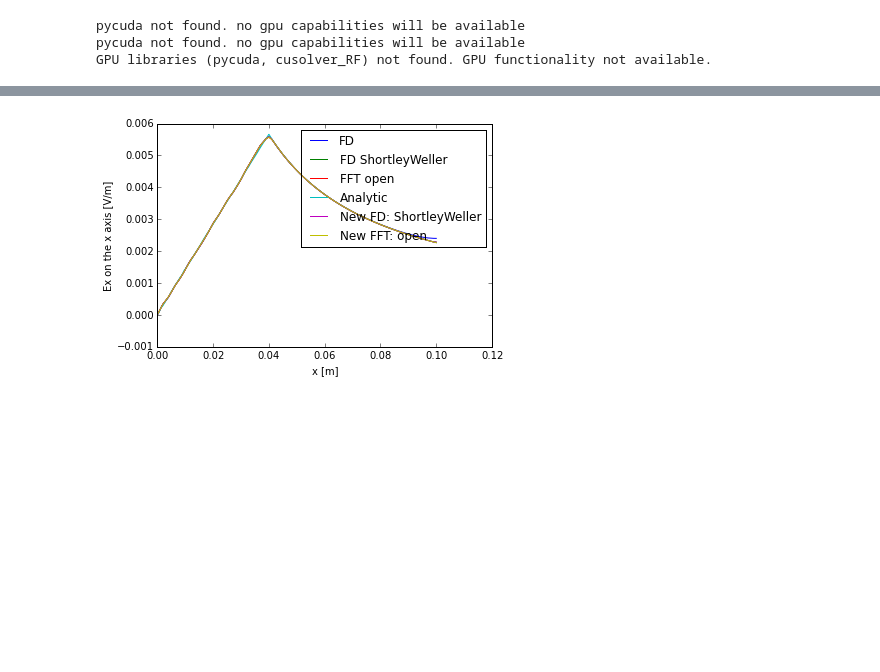
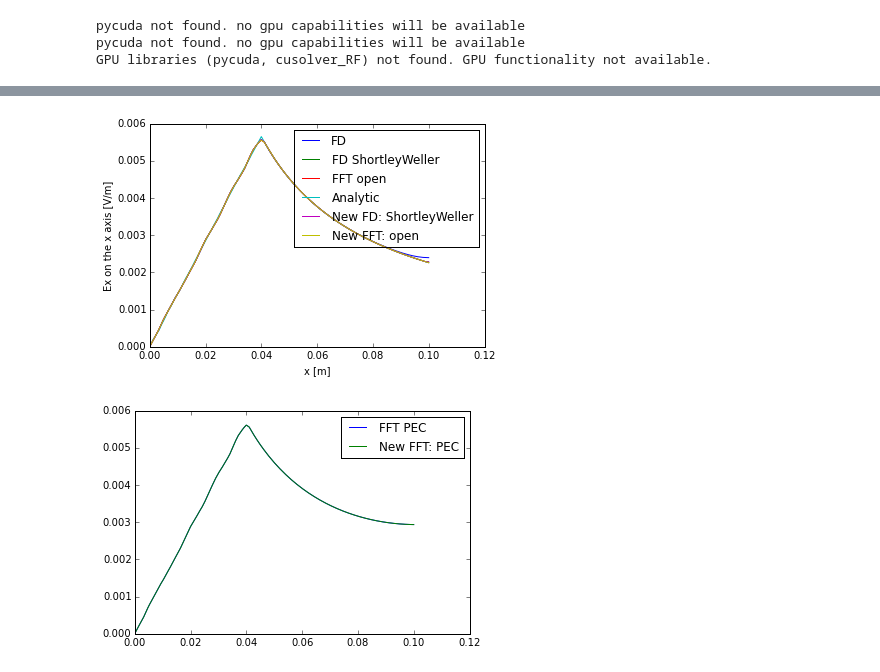
Before and after one commit to PyCOMPLETE/PyPIC, a Jupyter notebook: Itest_000_Round_Chamber.ipynb, the cells around one changed output, grey strips where cells are left out. Saved outputs shown, nothing was run; the diff lists cells and outputs as text; code cells hidden in the pictures; blank space fills up the shorter version.

```diff
--- a/Itest_000_Round_Chamber.ipynb
+++ b/Itest_000_Round_Chamber.ipynb
@@ -37,6 +39,7 @@ chamber = ell.ellip_cham_geom_object(x_aper = R_cham, y_aper = R_cham)
 
 poissonsolver = FD.FiniteDifferences_ShortleyWeller_SquareGrid_extrapolation(chamb=chamber, Dh=Dh)
 poissonsolver_FFT = FFT.FFT_OpenBoundary_SquareGrid(x_aper=chamber.x_aper, y_aper=chamber.y_aper, Dh=Dh)
+poissonsolver_FFT_PEC = FFT.FFT_PEC_Boundary_SquareGrid(x_aper=chamber.x_aper, y_aper=chamber.y_aper, Dh=Dh)
 
 mesh = RectMesh2D(poissonsolver.bias_x,
                   poissonsolver.bias_y,
@@ -50,8 +53,9 @@ print(mesh.nx, mesh.ny)
 
 new_pp = PyPIC_Fortran_M2P_P2M(mesh, poissonsolver, gradient=poissonsolver.gradient)
 new_pp_FFT = PyPIC_Fortran_M2P_P2M(mesh, poissonsolver_FFT)
+new_pp_FFT_PEC = PyPIC_Fortran_M2P_P2M(mesh, poissonsolver_FFT_PEC)
 
-
+picFFTPEC = PIC_FFTPEC.FFT_PEC_Boundary_SquareGrid(x_aper = chamber.x_aper, y_aper = chamber.y_aper, Dh = Dh, fftlib='pyfftw')
 picFD = PIC_FD.FiniteDifferences_Staircase_SquareGrid(chamb = chamber, Dh = Dh)
 picFDSW = PIC_FDSW.FiniteDifferences_ShortleyWeller_SquareGrid(chamb = chamber, Dh = Dh)
 picFFT = PIC_FFT.FFT_OpenBoundary_SquareGrid(x_aper = chamber.x_aper, y_aper = chamber.y_aper, Dh = Dh, fftlib='pyfftw')
@@ -105,13 +109,14 @@ nel_part = 0*x_part+1.
 picFD.scatter(x_part, y_part, nel_part, charge=e)
 picFDSW.scatter(x_part, y_part, nel_part, charge=e)
 picFFT.scatter(x_part, y_part, nel_part, charge=e)
+picFFTPEC.scatter(x_part, y_part, nel_part, charge=e)
 
 
 #pic scatter
 picFD.solve()
 picFDSW.solve()
 picFFT.solve()
-
+picFFTPEC.solve()
 
 
 x_probes = np.linspace(0,R_cham,1000)
@@ -127,10 +132,18 @@ rho, phi, efx, efy, Ex, Ey = test_new_solver(new_pp, xx=x_part, yy=y_part,
                                              charge=e,
                                              x_probe=x_probes, y_probe=y_probes)
 
+rho_FFT_PEC, phi_FFT_PEC, efx_FFT_PEC, efy_FFT_PEC, Ex_FFT_PEC, Ey_FFT_PEC = test_new_solver(new_pp_FFT_PEC,
+                                                                                             xx=x_part,
+                                                                                             yy=y_part,
+                                                                                             charge=e,
+                                                                                             x_probe=x_probes,
+                                                                                             y_probe=y_probes)
+
 #pic gather
 Ex_FD, Ey_FD = picFD.gather(x_probes, y_probes)
 Ex_FDSW, Ey_FDSW = picFDSW.gather(x_probes, y_probes)
-Ex_FFT, Ey_FFT = picFFT.gather(x_probes, y_probes)
+Ex_FFT_old, Ey_FFT_old = picFFT.gather(x_probes, y_probes)
+Ex_FFT_PEC_old, Ey_FFT_PEC_old = picFFTPEC.gather(x_probes, y_probes)
 
 
 E_r_th = map(lambda x: np.sum(x_part**2+y_part**2<x**2)*qe/eps0/(2*np.pi*x), x_probes)
@@ -172,17 +185,23 @@ plt.show()
 # %%
 plt.close('all')
 plt.plot(x_probes, Ex_FD, label = 'FD')
 plt.plot(x_probes, Ex_FDSW, label = 'FD ShortleyWeller')
-plt.plot(x_probes, Ex_FFT, label = 'FFT open')
+plt.plot(x_probes, Ex_FFT_old, label = 'FFT open')
 plt.plot(x_probes, E_r_th, label = 'Analytic')
 plt.plot(x_probes, Ex, label = 'New FD: ShortleyWeller')
 plt.plot(x_probes, Ex_FFT, label = 'New FFT: open')
 
 #pl.plot(picFFT.xg, picFFT.efx[picFFT.ny/2, :])
 plt.legend()
 plt.ylabel('Ex on the x axis [V/m]')
 plt.xlabel('x [m]')
 
 plt.show()
+
+plt.plot(x_probes, Ex_FFT_PEC_old, label = 'FFT PEC')
+plt.plot(x_probes, Ex_FFT_PEC, label='New FFT: PEC')
+plt.legend()
+plt.show()
 # %% [output]
-[figure, old version]
+[figure, new version]
+[figure, added]
```
Also changed, not shown: parts of 3 cells of this notebook, 2 other files.
